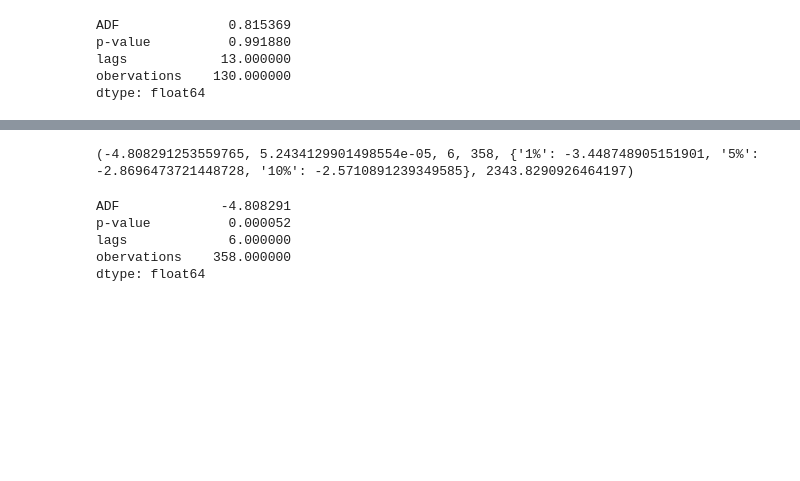
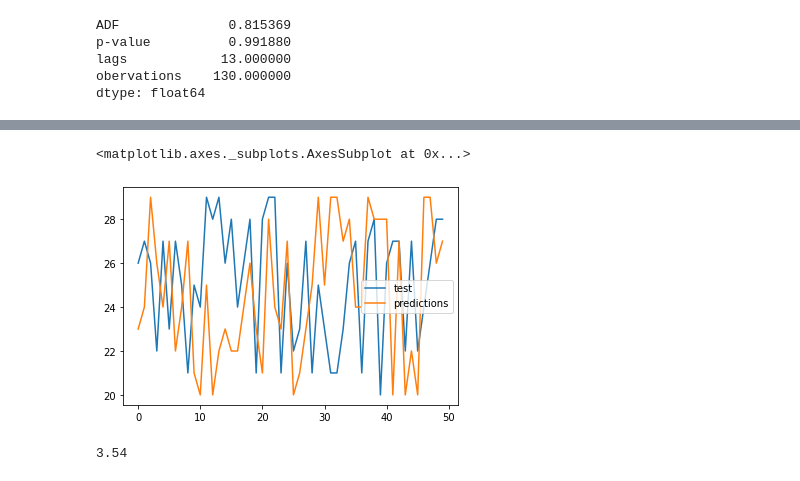
Before and after one commit to kozz84/Udemy, a Jupyter notebook: Time_Series.ipynb, the cells around one changed output, grey strips where cells are left out. Saved outputs shown, nothing was run; the diff lists cells and outputs as text; code cells hidden in the pictures; blank space fills up the shorter version.

```diff
--- a/Time_Series.ipynb
+++ b/Time_Series.ipynb
@@ -875,12 +938,8 @@ dtype: float64
-# %%
-dftest = adfuller(data2['Births'])
-print(dftest)
-dftest = pd.Series(dftest[0:4],index=['ADF','p-value', 'lags','obervations'])
-dftest
-# %% [output]
-(-4.808291253559765, 5.2434129901498554e-05, 6, 358, {'1%': -3.448748905151901, '5%': -2.8696473721448728, '10%': -2.5710891239349585}, 2343.8290926464197)
-ADF             -4.808291
-p-value          0.000052
-lags             6.000000
-obervations    358.000000
-dtype: float64
+# %%
+np.random.seed(42)
+data = pd.DataFrame(np.random.randint(20,30,(50,2)),columns=['test','predictions'])
+# %%
+data.plot()
+# %% [output]
+<matplotlib.axes._subplots.AxesSubplot at 0x...>
+[figure, added]
@@ -886,0 +948,4 @@ dtype: float64
+# %%
+meanabs(data.iloc[:,0],data.iloc[:,1])
+# %% [output]
+3.54
```
Also changed, not shown: parts of 15 cells of this notebook.
